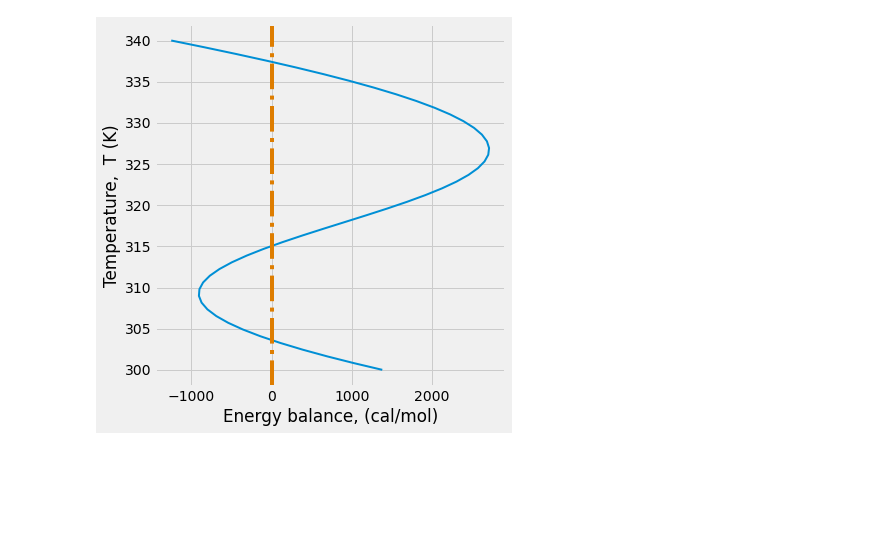
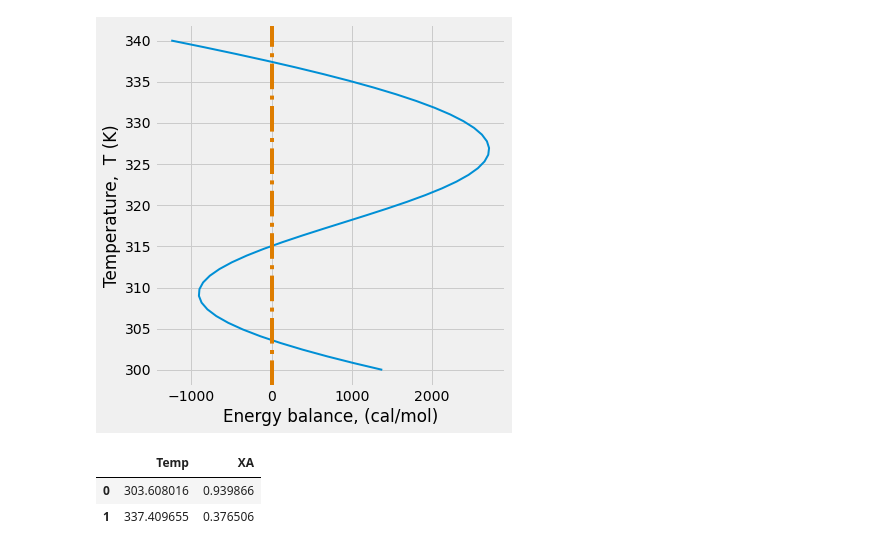
Before and after one commit to aliglara/ebook_che5314_ucv, a Jupyter notebook: codes/lect_012PFRadiabatico.ipynb, the cells around one changed output. Drawn from its saved outputs; the diff is of its cells as text; code cells hidden in the pictures; blank space fills up the shorter version.

```diff
--- a/codes/lect_012PFRadiabatico.ipynb
+++ b/codes/lect_012PFRadiabatico.ipynb
@@ -147,3 +149,21 @@ plt.tight_layout()
 plt.show()
 # %% [output]
 [figure]
+# %%
+# Energy balance for a CSTR
+# Calculating stable operating Temperature at space-time 1.5 min (see last Figure)
+function_BE = lambda x: (CP/tau_ss * (To - x) -
+                         CAo * (k_0 * np.exp(-Ea/R/x)) / (1 + k_0 * np.exp(-Ea/R/x) * tau_ss) * DHr)
+
+seeds = [300, 338]
+
+solT = fsolve(function_BE, seeds)
+# %%
+# Calculating the fractional conversion at steady-state
+Xss = (1 - (CAo * k_0 * np.exp(-Ea/R/solT) / (1 + k_0 * np.exp(-Ea/R/solT) * tau_ss)) / CAo)
+# %%
+pd.DataFrame(np.vstack((solT,Xss)).T, columns=['Temp', 'XA'])
+# %% [output]
+|  | Temp | XA |
+| 0 | 303.608016 | 0.939866 |
+| 1 | 337.409655 | 0.376506 |
```
Also changed, not shown: parts of 4 cells of this notebook, 12 other files.
